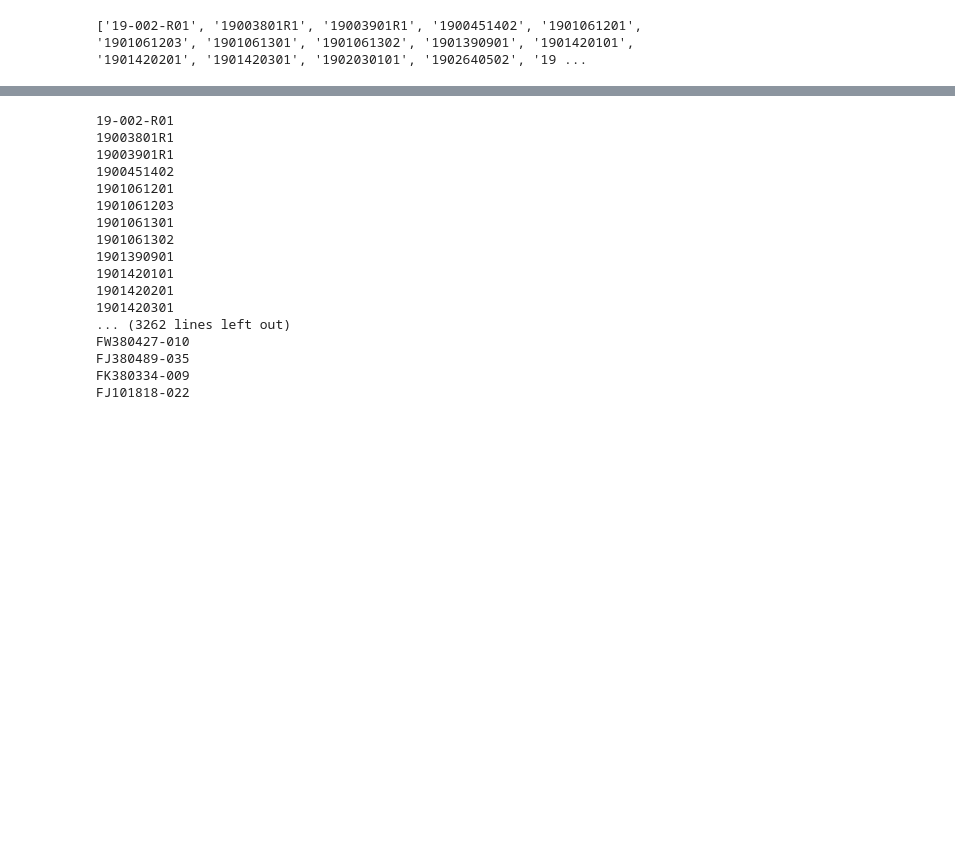
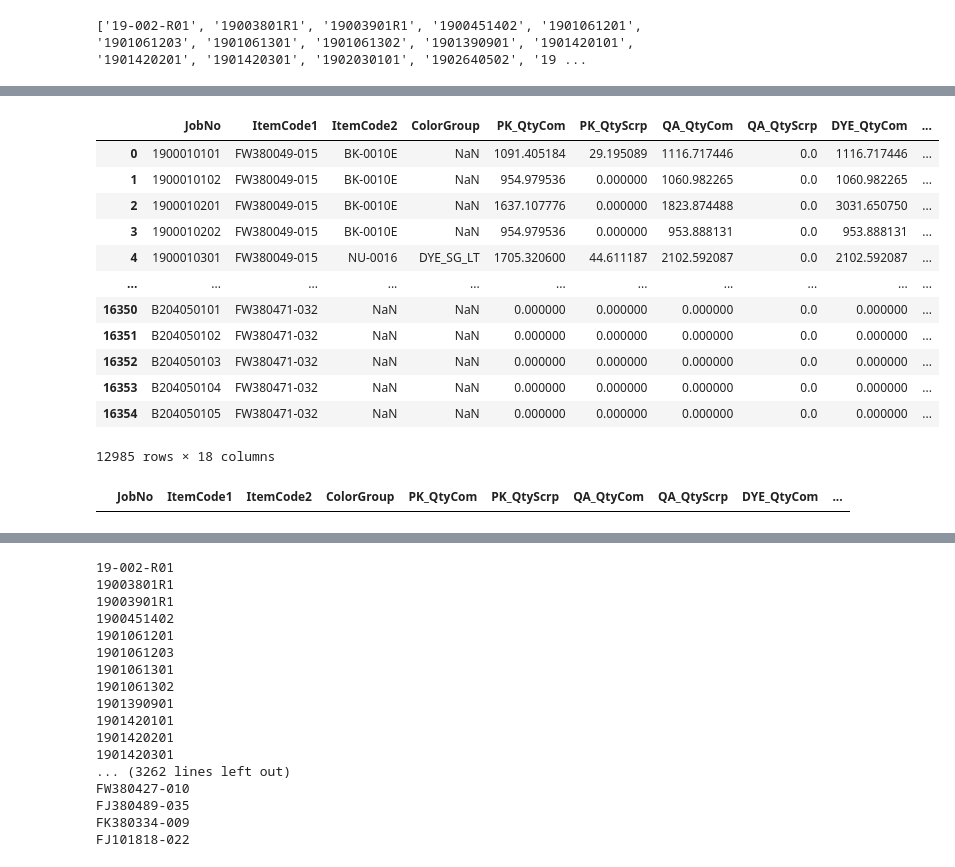
Before and after one commit to Hikam222/SDGP, a Jupyter notebook: Untitled6.ipynb, the cells around one changed output, grey strips where cells are left out. Cells and saved outputs as stored; diff of their text form; code cells hidden in the pictures; blank space fills up the shorter version.

```diff
--- a/Untitled6.ipynb
+++ b/Untitled6.ipynb
@@ -76,8 +76,8 @@ dfjoblist
 # %%
 mylist = []
 
-for index1, row1 in dfjoblist.head(n=2862).iterrows():
-    mylist.append(row1.JobNo)
+for index1, row1 in dfjoblist.head(n=16359).iterrows():
+    mylist.append(row1.ItemCode1)
 
 
 mylist = list(dict.fromkeys(mylist))
@@ -168,6 +174,6 @@ for i in mylist:
     print(i)
     for index1, row1 in df[df.ItemCode1==i].iterrows():
         r=r+1
-    if(r>4):
+    if(r<35):
         mylist123.append(i)
 # %% [output]
@@ -190,0 +199,2 @@ FJ101818-022
+# %%
+dfx21=df[df.ItemCode1==1]
@@ -194,0 +245,5 @@ len(mylist123)
+# %%
+for i in mylist123:
+
+    print(i)
+    dfx21=dfx21[dfx21.ItemCode1!=i]
@@ -194,0 +268,20 @@ len(mylist123)
+# %%
+dfx21
+# %% [output]
+|  | JobNo | ItemCode1 | ItemCode2 | ColorGroup | PK_QtyCom | PK_QtyScrp | QA_QtyCom | QA_QtyScrp | DYE_QtyCom | ... |
+| 0 | 1900010101 | FW380049-015 | BK-0010E | NaN | 1091.405184 | 29.195089 | 1116.717446 | 0.0 | 1116.717446 | ... |
+| 1 | 1900010102 | FW380049-015 | BK-0010E | NaN | 954.979536 | 0.000000 | 1060.982265 | 0.0 | 1060.982265 | ... |
+| 2 | 1900010201 | FW380049-015 | BK-0010E | NaN | 1637.107776 | 0.000000 | 1823.874488 | 0.0 | 3031.650750 | ... |
+| 3 | 1900010202 | FW380049-015 | BK-0010E | NaN | 954.979536 | 0.000000 | 953.888131 | 0.0 | 953.888131 | ... |
+| 4 | 1900010301 | FW380049-015 | NU-0016 | DYE_SG_LT | 1705.320600 | 44.611187 | 2102.592087 | 0.0 | 2102.592087 | ... |
+| ... | ... | ... | ... | ... | ... | ... | ... | ... | ... | ... |
+| 16350 | B204050101 | FW380471-032 | NaN | NaN | 0.000000 | 0.000000 | 0.000000 | 0.0 | 0.000000 | ... |
+| 16351 | B204050102 | FW380471-032 | NaN | NaN | 0.000000 | 0.000000 | 0.000000 | 0.0 | 0.000000 | ... |
+| 16352 | B204050103 | FW380471-032 | NaN | NaN | 0.000000 | 0.000000 | 0.000000 | 0.0 | 0.000000 | ... |
+| 16353 | B204050104 | FW380471-032 | NaN | NaN | 0.000000 | 0.000000 | 0.000000 | 0.0 | 0.000000 | ... |
+| 16354 | B204050105 | FW380471-032 | NaN | NaN | 0.000000 | 0.000000 | 0.000000 | 0.0 | 0.000000 | ... |
+12985 rows × 18 columns
+# %%
+dfx21[dfx21.ItemCode1=="FW380050-016"]
+# %% [output]
+|  | JobNo | ItemCode1 | ItemCode2 | ColorGroup | PK_QtyCom | PK_QtyScrp | QA_QtyCom | QA_QtyScrp | DYE_QtyCom | ... |
```
Also changed, not shown: parts of 16 cells of this notebook, 2 other files.
